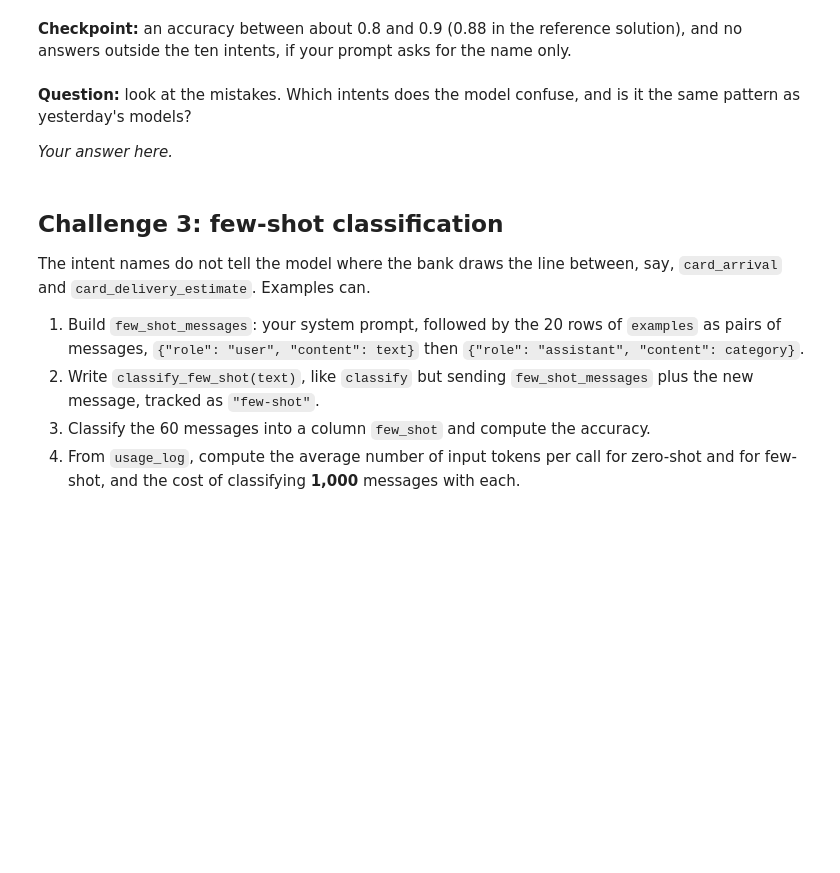
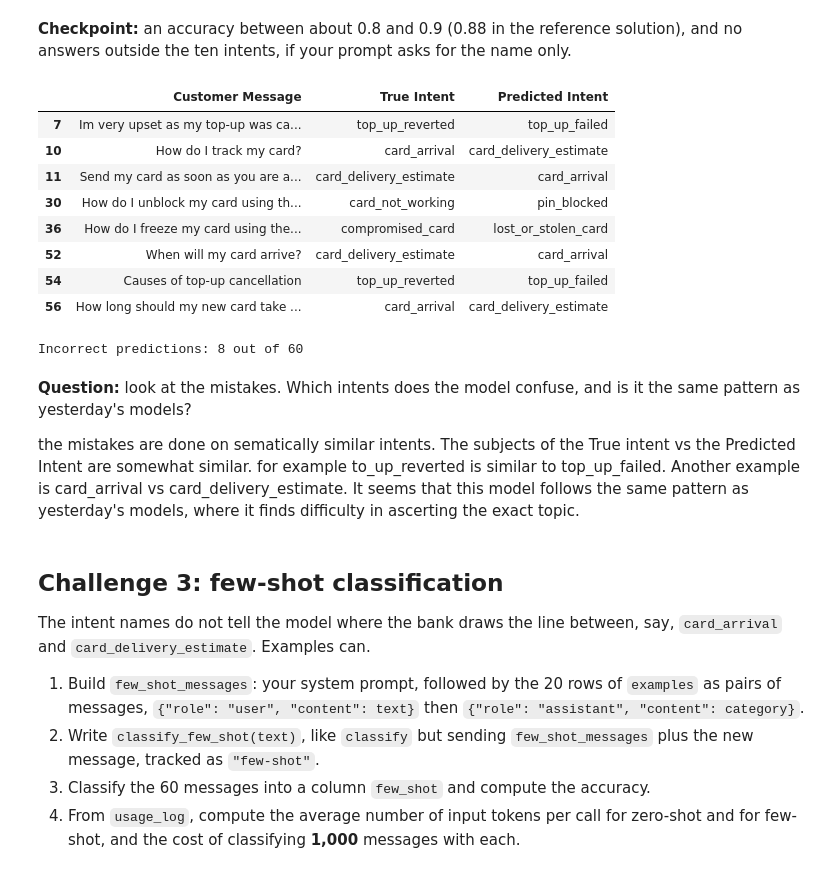
Before and after one commit to ironhack-labs/lab-genai-llms-openai-gpt-api-exercises, a Jupyter notebook: your-code/main.ipynb, the cells around one changed output. Saved outputs shown, nothing was run; the diff lists cells and outputs as text; code cells hidden in the pictures; blank space fills up the shorter version.

```diff
--- a/your-code/main.ipynb
+++ b/your-code/main.ipynb
@@ -89,10 +223,37 @@ print(intents)
 **Checkpoint:** an accuracy between about 0.8 and 0.9 (0.88 in the reference solution), and no answers outside the ten intents, if your prompt asks for the name only.
 # %%
 # 5. Show the messages that the zero-shot classifier got wrong, with the true and the predicted intent
+wrong_predictions = messages[
+    messages["category"] != messages["zero_shot"]
+]
+
+# Display the message, true intent, and predicted intent
+display(
+    wrong_predictions[["text", "category", "zero_shot"]]
+    .rename(columns={
+        "text": "Customer Message",
+        "category": "True Intent",
+        "zero_shot": "Predicted Intent"
+    })
+)
+
+# Count incorrect predictions
+print(f"Incorrect predictions: {len(wrong_predictions)} out of {len(messages)}")
+# %% [output]
+|  | Customer Message | True Intent | Predicted Intent |
+| 7 | Im very upset as my top-up was ca... | top_up_reverted | top_up_failed |
+| 10 | How do I track my card? | card_arrival | card_delivery_estimate |
+| 11 | Send my card as soon as you are a... | card_delivery_estimate | card_arrival |
+| 30 | How do I unblock my card using th... | card_not_working | pin_blocked |
+| 36 | How do I freeze my card using the... | compromised_card | lost_or_stolen_card |
+| 52 | When will my card arrive? | card_delivery_estimate | card_arrival |
+| 54 | Causes of top-up cancellation | top_up_reverted | top_up_failed |
+| 56 | How long should my new card take ... | card_arrival | card_delivery_estimate |
+Incorrect predictions: 8 out of 60
 # %% [markdown]
 **Question:** look at the mistakes. Which intents does the model confuse, and is it the same pattern as yesterday's models?
 
-*Your answer here.*
+the mistakes are done on sematically similar intents. The subjects of the True intent vs the Predicted Intent are somewhat similar. for example to_up_reverted is similar to top_up_failed. Another example is card_arrival vs card_delivery_estimate. It seems that this model follows the same pattern as yesterday's models, where it finds difficulty in ascerting the exact topic.
 # %% [markdown]
 ## Challenge 3: few-shot classification
 
```
Also changed, not shown: parts of 19 cells of this notebook.
